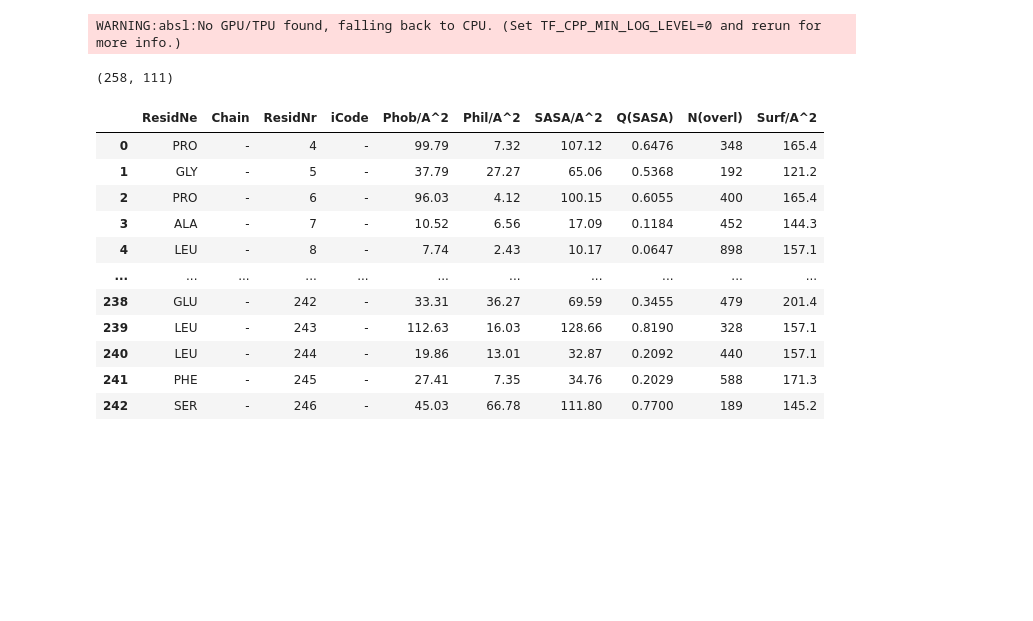
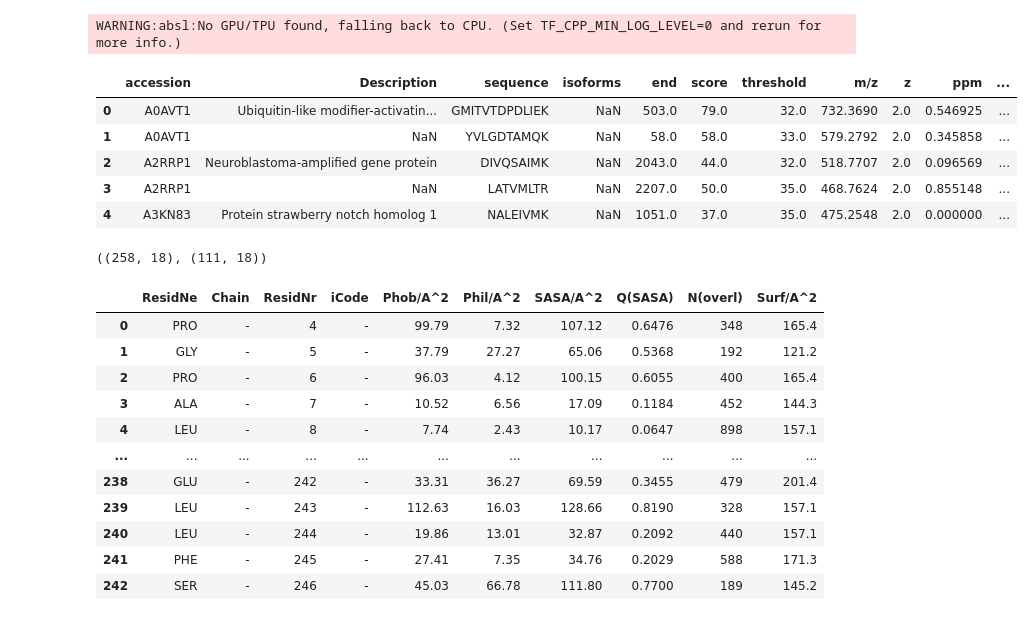
Before and after one commit to wusixer/dgl_graph_attention_network, a Jupyter notebook: notebooks/mei/bench.ipynb, the cells around one changed output. Saved outputs shown, nothing was run; the diff lists cells and outputs as text; code cells hidden in the pictures; blank space fills up the shorter version.

```diff
--- a/notebooks/mei/bench.ipynb
+++ b/notebooks/mei/bench.ipynb
@@ -29,6 +30,15 @@ with open(graph_pickle_path, "rb") as f:
     graphs = pkl.load(f)
 
 key = random.PRNGKey(490)
+# %%
+data.head()
+# %% [output]
+|  | accession | Description | sequence | isoforms | end | score | threshold | m/z | z | ppm | ... |
+| 0 | A0AVT1 | Ubiquitin-like modifier-activatin... | GMITVTDPDLIEK | NaN | 503.0 | 79.0 | 32.0 | 732.3690 | 2.0 | 0.546925 | ... |
+| 1 | A0AVT1 | NaN | YVLGDTAMQK | NaN | 58.0 | 58.0 | 33.0 | 579.2792 | 2.0 | 0.345858 | ... |
+| 2 | A2RRP1 | Neuroblastoma-amplified gene protein | DIVQSAIMK | NaN | 2043.0 | 44.0 | 32.0 | 518.7707 | 2.0 | 0.096569 | ... |
+| 3 | A2RRP1 | NaN | LATVMLTR | NaN | 2207.0 | 50.0 | 35.0 | 468.7624 | 2.0 | 0.855148 | ... |
+| 4 | A3KN83 | Protein strawberry notch homolog 1 | NALEIVMK | NaN | 1051.0 | 37.0 | 35.0 | 475.2548 | 2.0 | 0.000000 | ... |
 # %%
 filtered = (
     data
@@ -41,5 +51,5 @@ train_df, test_df = train_test_split(key, filtered)
-# %%
-len(train_df), len(test_df)
-# %% [output]
-(258, 111)
+# %%
+(train_df.shape), (test_df.shape)
+# %% [output]
+((258, 18), (111, 18))
 # %%
```
Also changed, not shown: parts of 28 cells of this notebook, 9 other files.
